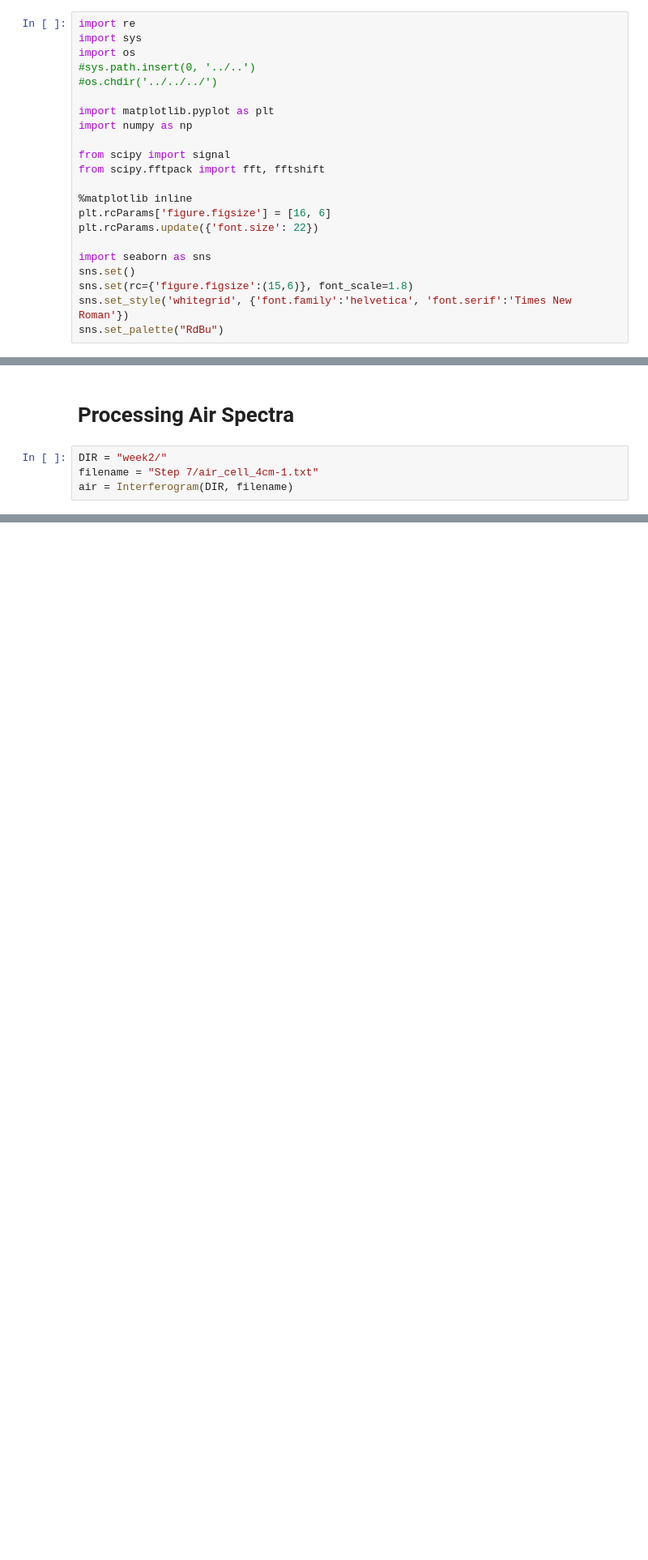
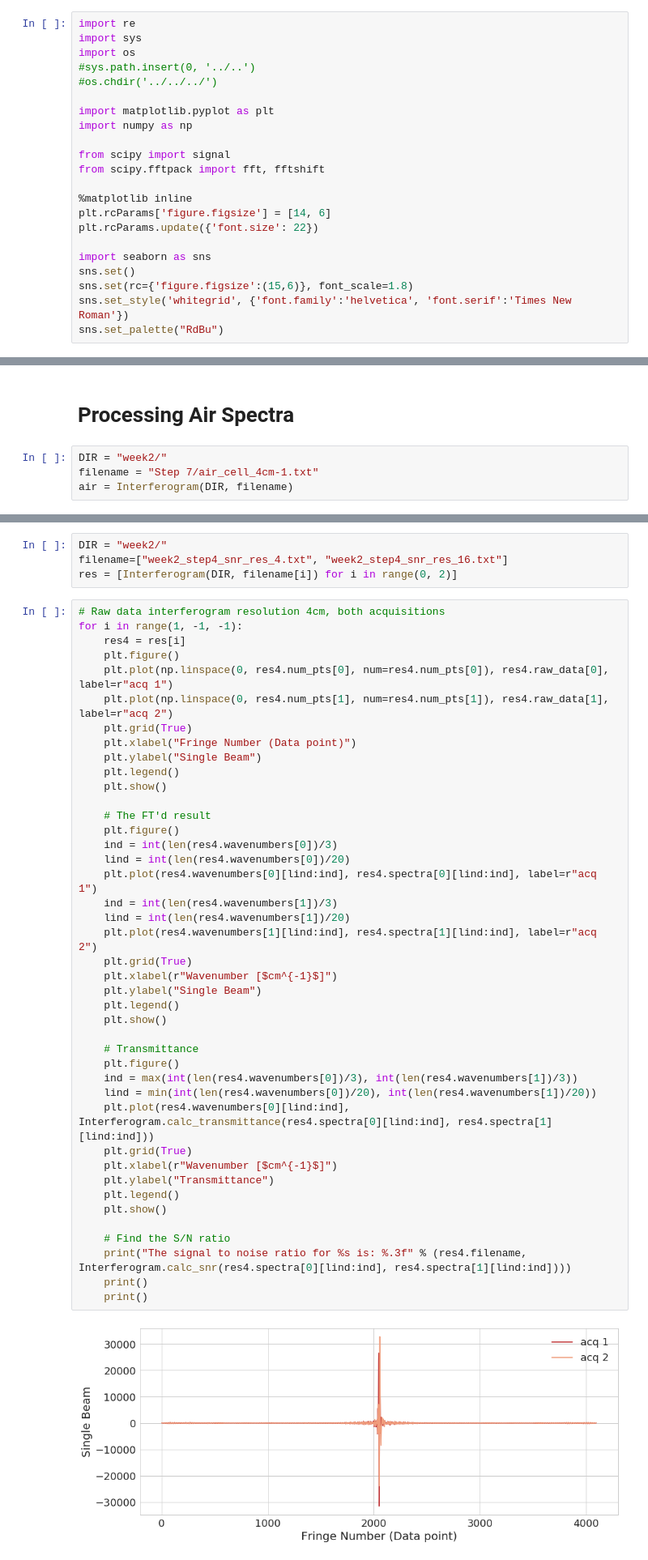
Before and after one commit to estherlin/enph352, a Jupyter notebook: data/lab1/analysis.ipynb, the cells around one changed output, grey strips where cells are left out. Shown at 81% size. Cells and saved outputs as stored; diff of their text form; blank space fills up the shorter version.

```diff
--- a/data/lab1/analysis.ipynb
+++ b/data/lab1/analysis.ipynb
@@ -15,7 +15,7 @@ from scipy import signal
 from scipy.fftpack import fft, fftshift
 
 %matplotlib inline
-plt.rcParams['figure.figsize'] = [16, 6]
+plt.rcParams['figure.figsize'] = [14, 6]
 plt.rcParams.update({'font.size': 22})
 
 import seaborn as sns
@@ -459,0 +482,48 @@ No handles with labels found to put in legend.
+# %%
+DIR = "week2/"
+filename=["week2_step4_snr_res_4.txt", "week2_step4_snr_res_16.txt"]
+res = [Interferogram(DIR, filename[i]) for i in range(0, 2)]
+# %%
+# Raw data interferogram resolution 4cm, both acquisitions
+for i in range(1, -1, -1):
+    res4 = res[i]
+    plt.figure()
+    plt.plot(np.linspace(0, res4.num_pts[0], num=res4.num_pts[0]), res4.raw_data[0], label=r"acq 1")
+    plt.plot(np.linspace(0, res4.num_pts[1], num=res4.num_pts[1]), res4.raw_data[1], label=r"acq 2")
+    plt.grid(True)
+    plt.xlabel("Fringe Number (Data point)")
+    plt.ylabel("Single Beam")
+    plt.legend()
+    plt.show()
+
+    # The FT'd result
+    plt.figure()
+    ind = int(len(res4.wavenumbers[0])/3)
+    lind = int(len(res4.wavenumbers[0])/20)
+    plt.plot(res4.wavenumbers[0][lind:ind], res4.spectra[0][lind:ind], label=r"acq 1")
+    ind = int(len(res4.wavenumbers[1])/3)
+    lind = int(len(res4.wavenumbers[1])/20)
+    plt.plot(res4.wavenumbers[1][lind:ind], res4.spectra[1][lind:ind], label=r"acq 2")
+    plt.grid(True)
+    plt.xlabel(r"Wavenumber [$cm^{-1}$]")
+    plt.ylabel("Single Beam")
+    plt.legend()
+    plt.show()
+
+    # Transmittance
+    plt.figure()
+    ind = max(int(len(res4.wavenumbers[0])/3), int(len(res4.wavenumbers[1])/3))
+    lind = min(int(len(res4.wavenumbers[0])/20), int(len(res4.wavenumbers[1])/20))
+    plt.plot(res4.wavenumbers[0][lind:ind], Interferogram.calc_transmittance(res4.spectra[0][lind:ind], res4.spectra[1][lind:ind]))
+    plt.grid(True)
+    plt.xlabel(r"Wavenumber [$cm^{-1}$]")
+    plt.ylabel("Transmittance")
+    plt.legend()
+    plt.show()
+
+    # Find the S/N ratio
+    print("The signal to noise ratio for %s is: %.3f" % (res4.filename, Interferogram.calc_snr(res4.spectra[0][lind:ind], res4.spectra[1][lind:ind])))
+    print()
+    print()
+# %% [output]
+[figure, added]
```
Also changed, not shown: parts of 21 cells of this notebook, 1 other file.
